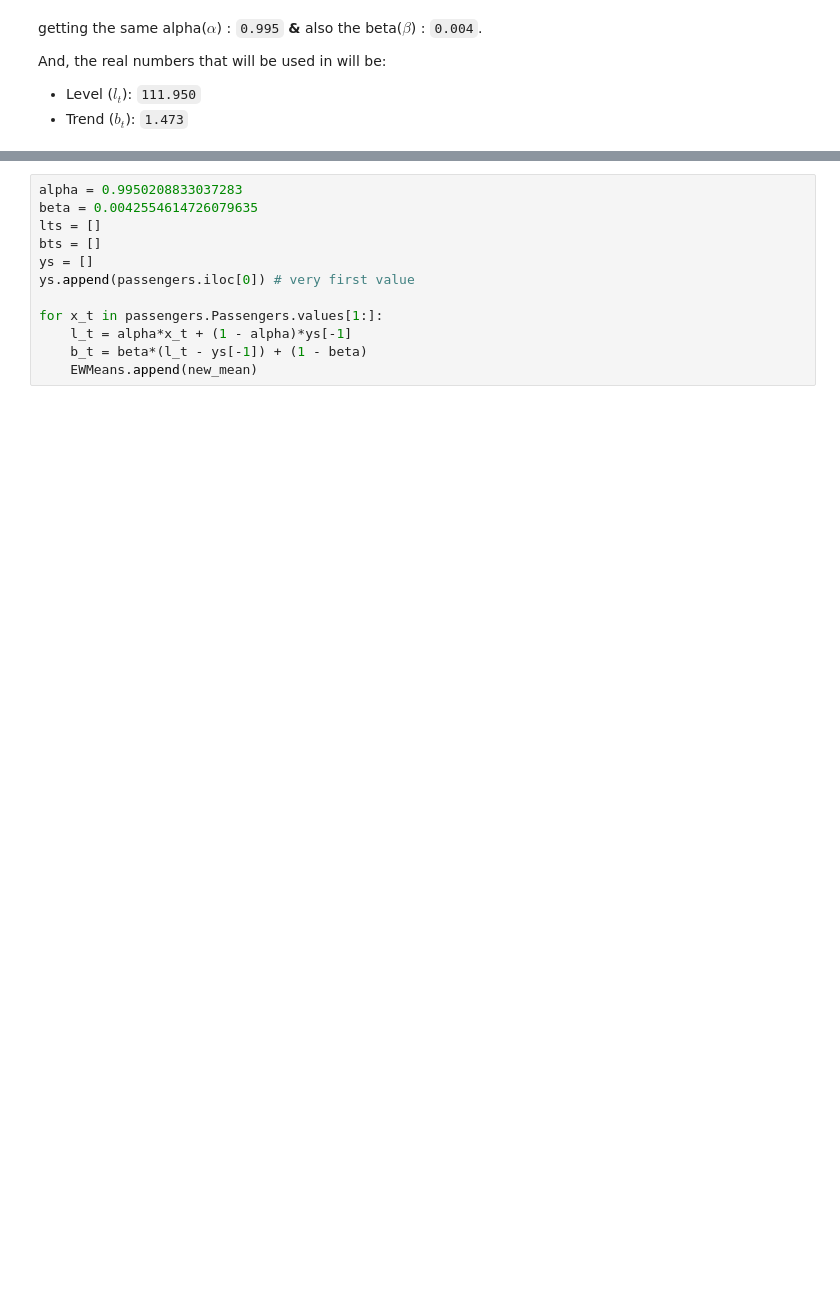
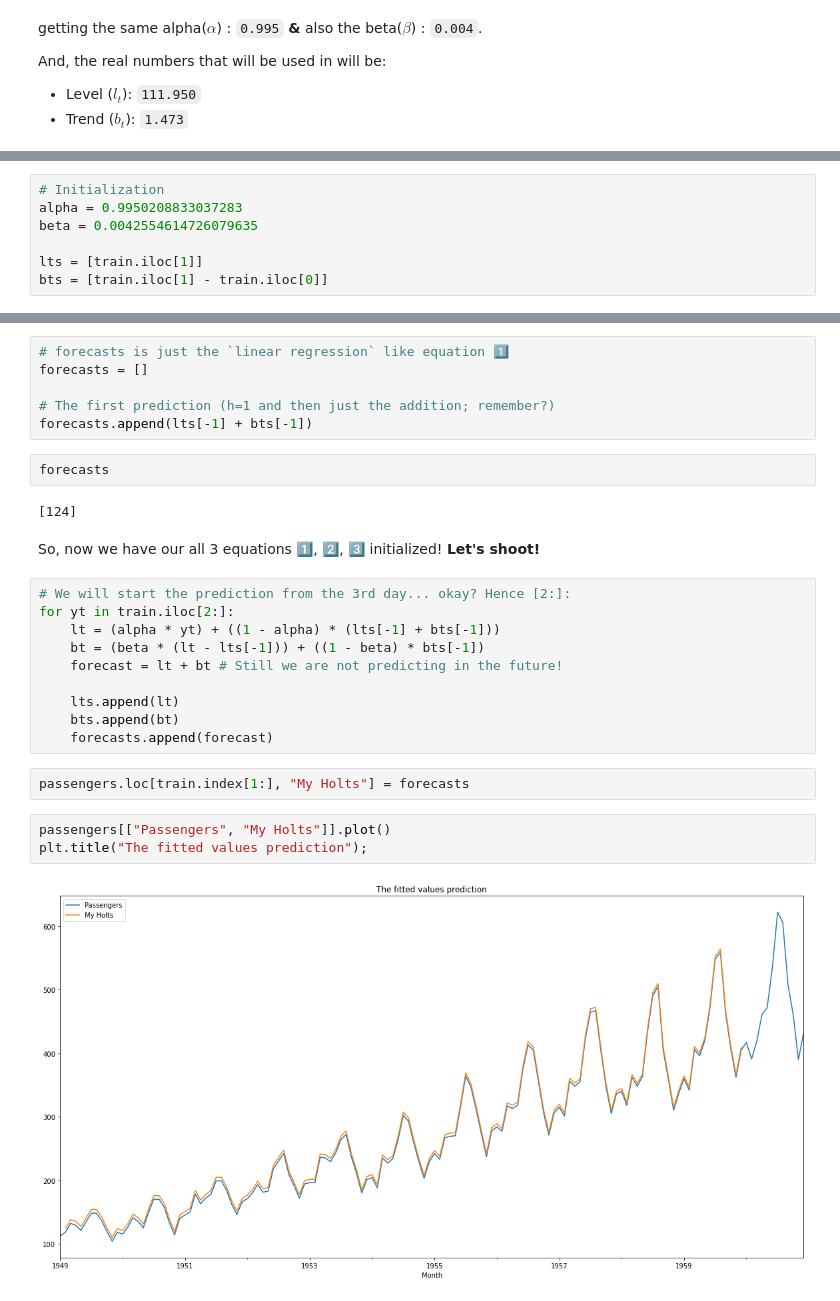
Before and after one commit to AayushSameerShah/TimeSeries-Forecasting, a Jupyter notebook: 2. Exponential Smoothing and ETS/5. Holt Winters (Linear Version).ipynb, the cells around one changed output, grey strips where cells are left out. Drawn from its saved outputs; the diff is of its cells as text; blank space fills up the shorter version.

```diff
--- a/2. Exponential Smoothing and ETS/5. Holt Winters (Linear Version).ipynb
+++ b/2. Exponential Smoothing and ETS/5. Holt Winters (Linear Version).ipynb
@@ -129,0 +150,7 @@ BAKI CHHE
+# %%
+# Initialization
+alpha = 0.9950208833037283
+beta = 0.0042554614726079635
+
+lts = [train.iloc[1]]
+bts = [train.iloc[1] - train.iloc[0]]
@@ -130,12 +181,29 @@ BAKI CHHE
 # %%
-alpha = 0.9950208833037283
-beta = 0.0042554614726079635
-lts = []
-bts = []
-ys = []
-ys.append(passengers.iloc[0]) # very first value
+# forecasts is just the `linear regression` like equation 1️⃣
+forecasts = []
 
-for x_t in passengers.Passengers.values[1:]:
-    l_t = alpha*x_t + (1 - alpha)*ys[-1]
-    b_t = beta*(l_t - ys[-1]) + (1 - beta)
-    EWMeans.append(new_mean)
+# The first prediction (h=1 and then just the addition; remember?)
+forecasts.append(lts[-1] + bts[-1])
+# %%
+forecasts
+# %% [output]
+[124]
+# %% [markdown]
+So, now we have our all 3 equations 1️⃣, 2️⃣, 3️⃣ initialized! **Let's shoot!**
+# %%
+# We will start the prediction from the 3rd day... okay? Hence [2:]:
+for yt in train.iloc[2:]:
+    lt = (alpha * yt) + ((1 - alpha) * (lts[-1] + bts[-1]))
+    bt = (beta * (lt - lts[-1])) + ((1 - beta) * bts[-1])
+    forecast = lt + bt # Still we are not predicting in the future!
+
+    lts.append(lt)
+    bts.append(bt)
+    forecasts.append(forecast)
+# %%
+passengers.loc[train.index[1:], "My Holts"] = forecasts
+# %%
+passengers[["Passengers", "My Holts"]].plot()
+plt.title("The fitted values prediction");
+# %% [output]
+[figure, added]
```
Also changed, not shown: parts of 28 cells of this notebook, 2 other files.
